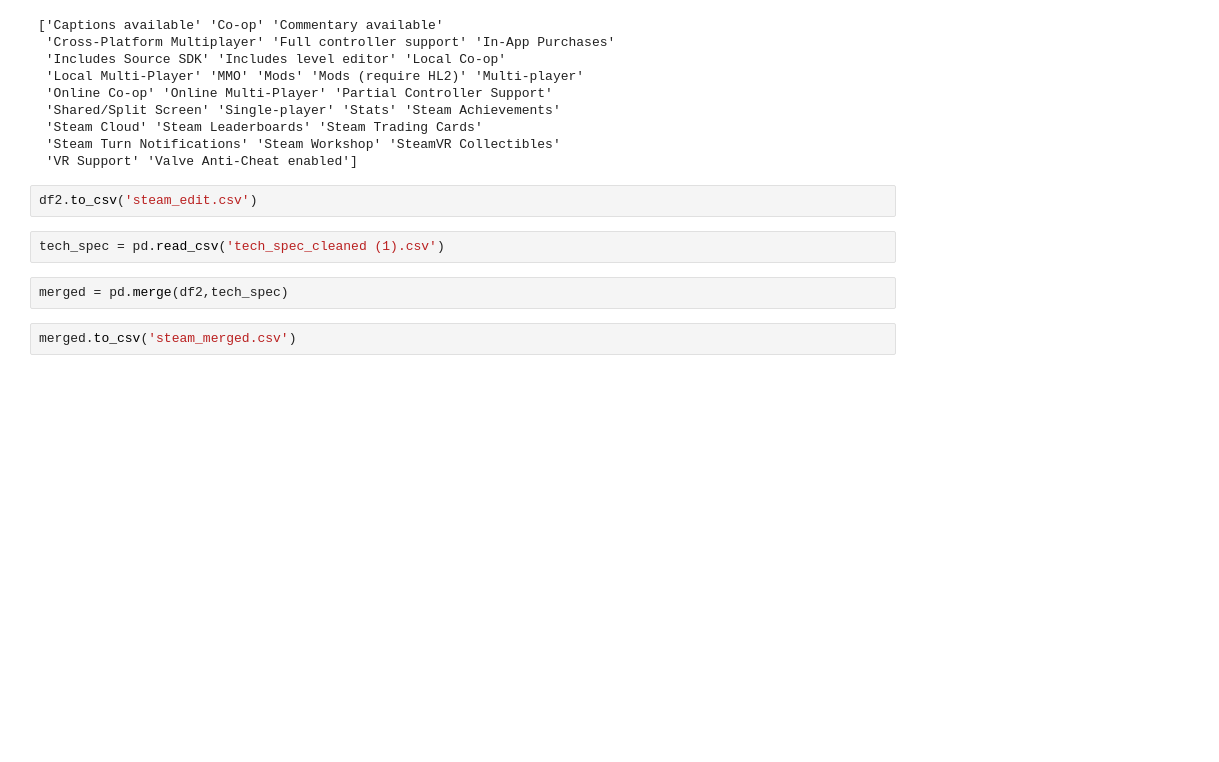
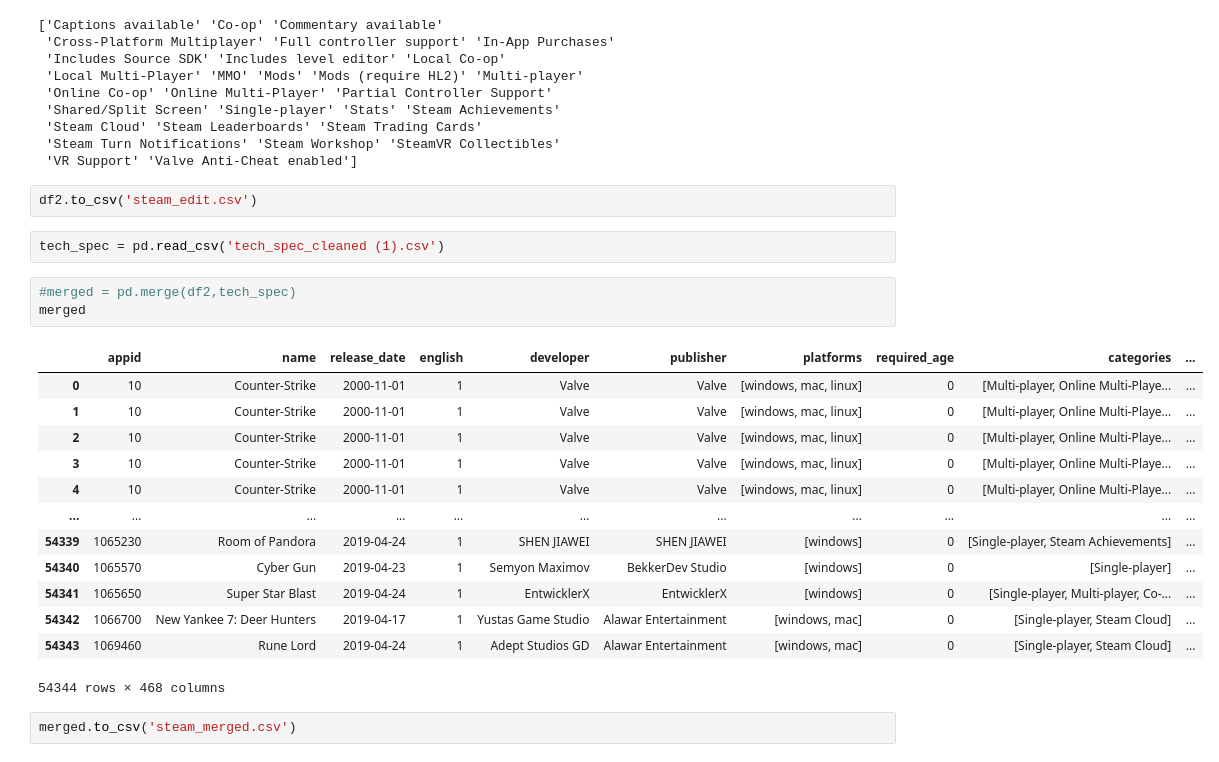
Before and after one commit to LuminousFirefly/game_success_prediction, a Jupyter notebook: Cleaning_real.ipynb, the cells around one changed output. Cells and saved outputs as stored; diff of their text form; blank space fills up the shorter version.

```diff
--- a/Cleaning_real.ipynb
+++ b/Cleaning_real.ipynb
@@ -92,6 +92,21 @@ df2.to_csv('steam_edit.csv')
 # %%
 tech_spec = pd.read_csv('tech_spec_cleaned (1).csv')
 # %%
-merged = pd.merge(df2,tech_spec)
+#merged = pd.merge(df2,tech_spec)
+merged
+# %% [output]
+|  | appid | name | release_date | english | developer | publisher | platforms | required_age | categories | ... |
+| 0 | 10 | Counter-Strike | 2000-11-01 | 1 | Valve | Valve | [windows, mac, linux] | 0 | [Multi-player, Online Multi-Playe... | ... |
+| 1 | 10 | Counter-Strike | 2000-11-01 | 1 | Valve | Valve | [windows, mac, linux] | 0 | [Multi-player, Online Multi-Playe... | ... |
+| 2 | 10 | Counter-Strike | 2000-11-01 | 1 | Valve | Valve | [windows, mac, linux] | 0 | [Multi-player, Online Multi-Playe... | ... |
+| 3 | 10 | Counter-Strike | 2000-11-01 | 1 | Valve | Valve | [windows, mac, linux] | 0 | [Multi-player, Online Multi-Playe... | ... |
+| 4 | 10 | Counter-Strike | 2000-11-01 | 1 | Valve | Valve | [windows, mac, linux] | 0 | [Multi-player, Online Multi-Playe... | ... |
+| ... | ... | ... | ... | ... | ... | ... | ... | ... | ... | ... |
+| 54339 | 1065230 | Room of Pandora | 2019-04-24 | 1 | SHEN JIAWEI | SHEN JIAWEI | [windows] | 0 | [Single-player, Steam Achievements] | ... |
+| 54340 | 1065570 | Cyber Gun | 2019-04-23 | 1 | Semyon Maximov | BekkerDev Studio | [windows] | 0 | [Single-player] | ... |
+| 54341 | 1065650 | Super Star Blast | 2019-04-24 | 1 | EntwicklerX | EntwicklerX | [windows] | 0 | [Single-player, Multi-player, Co-... | ... |
+| 54342 | 1066700 | New Yankee 7: Deer Hunters | 2019-04-17 | 1 | Yustas Game Studio | Alawar Entertainment | [windows, mac] | 0 | [Single-player, Steam Cloud] | ... |
+| 54343 | 1069460 | Rune Lord | 2019-04-24 | 1 | Adept Studios GD | Alawar Entertainment | [windows, mac] | 0 | [Single-player, Steam Cloud] | ... |
+54344 rows × 468 columns
 # %%
 merged.to_csv('steam_merged.csv')
```
Also changed, not shown: parts of 8 cells of this notebook, 4 other files.
